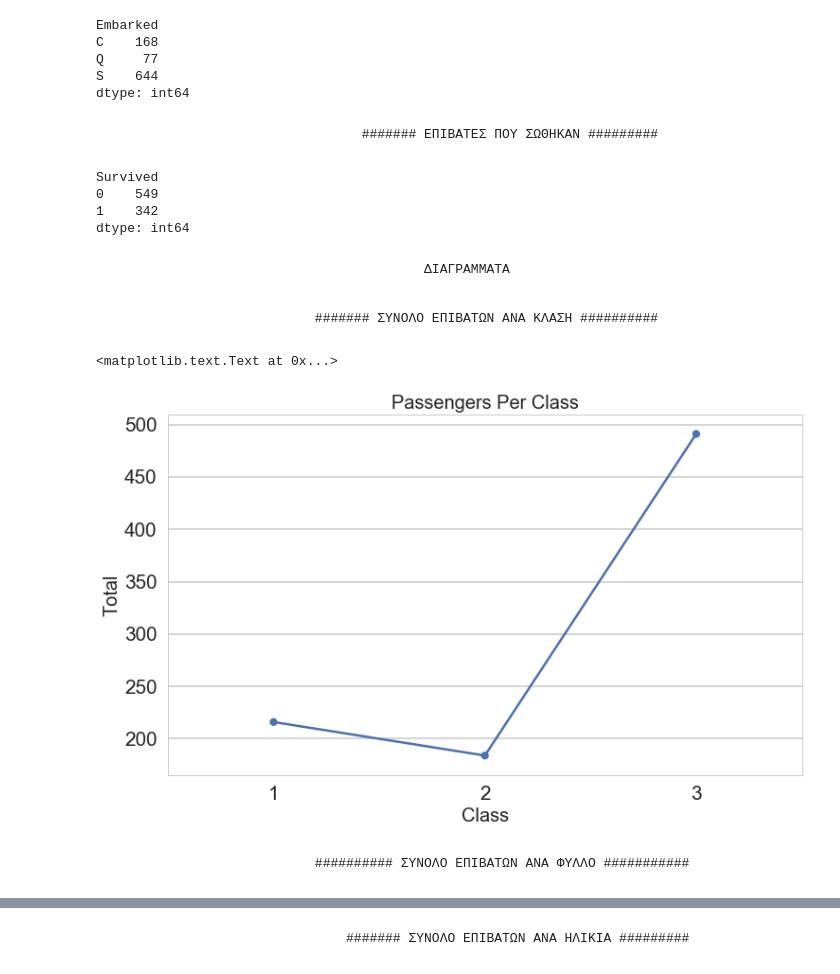
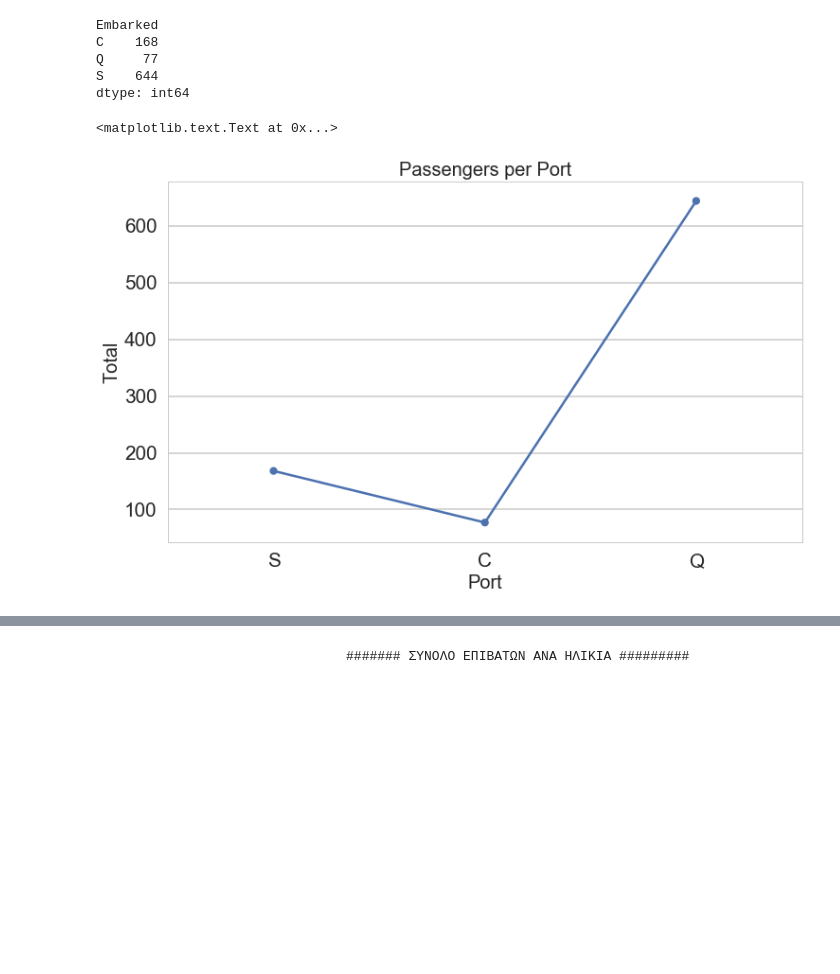
Before and after one commit to stefanosarta/titanic, a Jupyter notebook: titanic.ipynb, the cells around one changed output, grey strips where cells are left out. Saved outputs shown, nothing was run; the diff lists cells and outputs as text; code cells hidden in the pictures; blank space fills up the shorter version.

```diff
--- a/titanic.ipynb
+++ b/titanic.ipynb
@@ -115,30 +166,18 @@ C    168
 Q     77
 S    644
 dtype: int64
-# %% [markdown]
-                                    ####### ΕΠΙΒΑΤΕΣ ΠΟΥ ΣΩΘΗΚΑΝ #########
-# %%
-print(train_df.groupby(['Survived']).size())
-# %% [output]
-Survived
-0    549
-1    342
-dtype: int64
-# %% [markdown]
-                                            ΔΙΑΓΡΑΜΜΑΤΑ
-# %% [markdown]
-                              ####### ΣΥΝΟΛΟ ΕΠΙΒΑΤΩΝ ΑΝΑ ΚΛΑΣΗ ##########
 # %%
+x = train_df.Embarked.unique()
+x = x[~pd.isnull(x)]
+
 plt.figure(figsize=(12,7))
 sns.set_style('whitegrid')
 sns.set_context('poster',font_scale=1.3)
-ax = sns.pointplot(x=sorted(train_df.Pclass.unique()), y = train_df.groupby(['Pclass']).size(),
+ax = sns.pointplot (x, y = train_df.groupby(['Embarked']).size(),
               scale=0.5)
-ax.axes.set_title("Passengers Per Class",fontsize=20)
-ax.set_xlabel("Class",fontsize=20)
+ax.axes.set_title("Passengers per Port",fontsize=20)
+ax.set_xlabel("Port",fontsize=20)
 ax.set_ylabel("Total",fontsize=20)
 # %% [output]
 <matplotlib.text.Text at 0x...>
-[figure, old version]
+[figure, new version]
-# %% [markdown]
-                              ########## ΣΥΝΟΛΟ ΕΠΙΒΑΤΩΝ ΑΝΑ ΦΥΛΛΟ ###########
```
Also changed, not shown: parts of 38 cells of this notebook.
